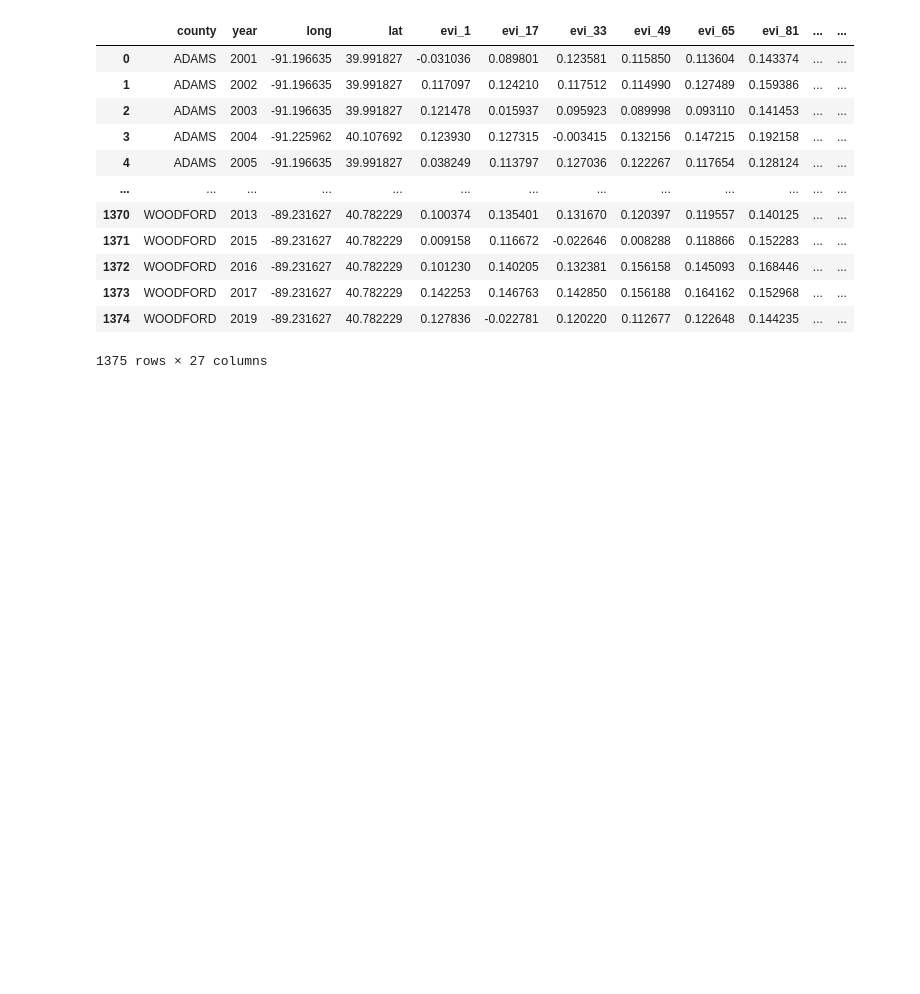
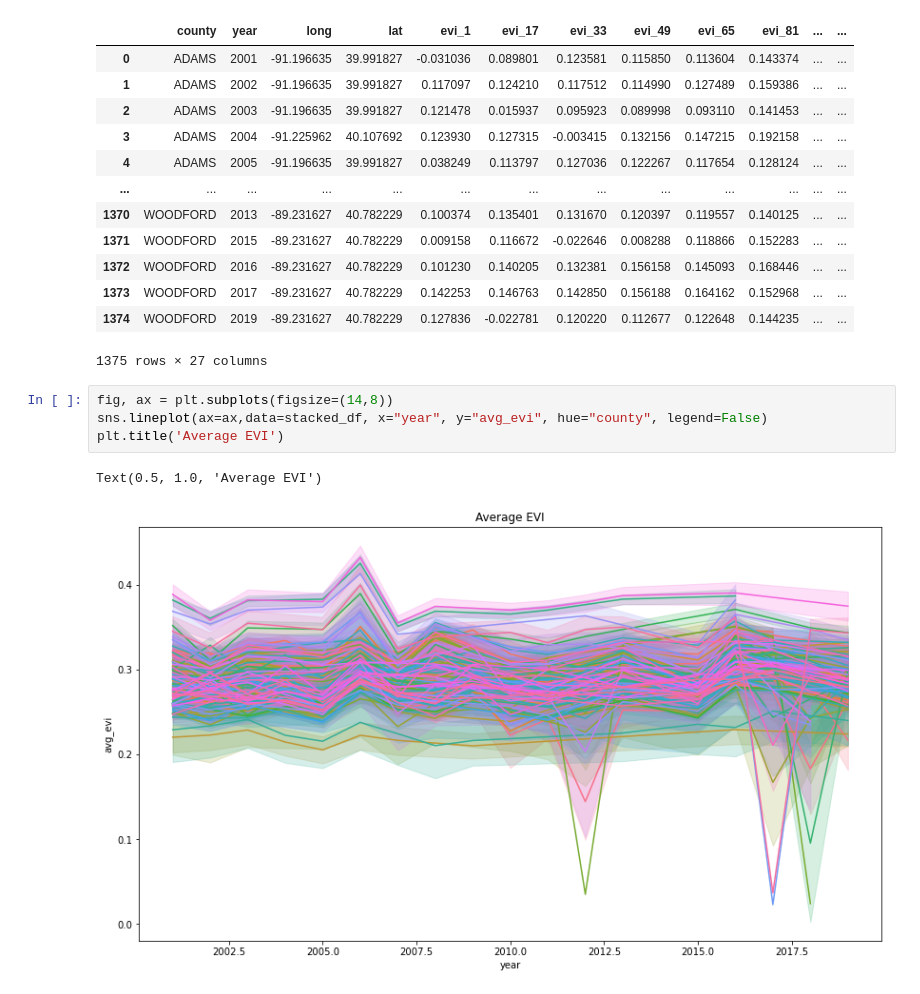
Before and after one commit to shivanp/crop-yield, a Jupyter notebook: main_notebook.ipynb, the cells around one changed output. Saved outputs shown, nothing was run; the diff lists cells and outputs as text; blank space fills up the shorter version.

```diff
--- a/main_notebook.ipynb
+++ b/main_notebook.ipynb
@@ -218,6 +250,13 @@ avg_EVI
 | 1373 | WOODFORD | 2017 | -89.231627 | 40.782229 | 0.142253 | 0.146763 | 0.142850 | 0.156188 | 0.164162 | 0.152968 | ... | ... |
 | 1374 | WOODFORD | 2019 | -89.231627 | 40.782229 | 0.127836 | -0.022781 | 0.120220 | 0.112677 | 0.122648 | 0.144235 | ... | ... |
 1375 rows × 27 columns
+# %%
+fig, ax = plt.subplots(figsize=(14,8))
+sns.lineplot(ax=ax,data=stacked_df, x="year", y="avg_evi", hue="county", legend=False)
+plt.title('Average EVI')
+# %% [output]
+Text(0.5, 1.0, 'Average EVI')
+[figure, added]
 # %%
 df_plot = stacked_df[stacked_df["year"]==2019]
 
```
Also changed, not shown: parts of 4 cells of this notebook, 1 other file.
